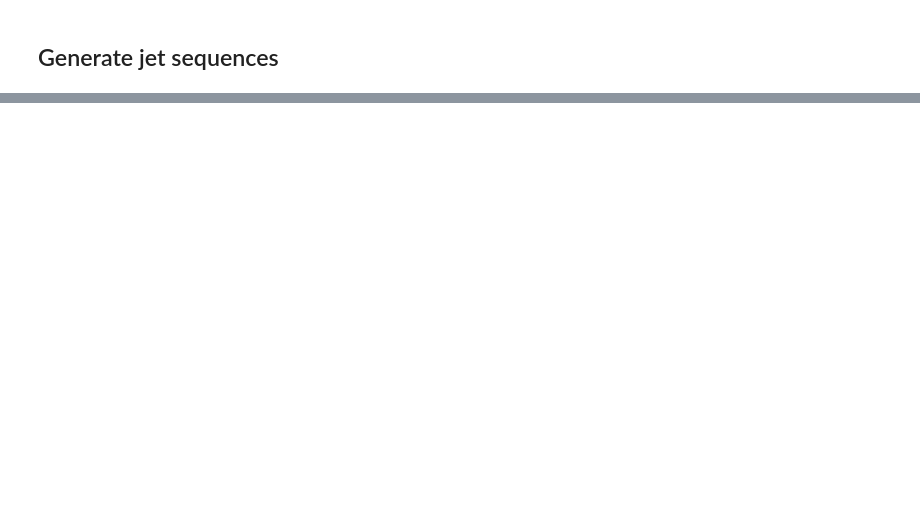
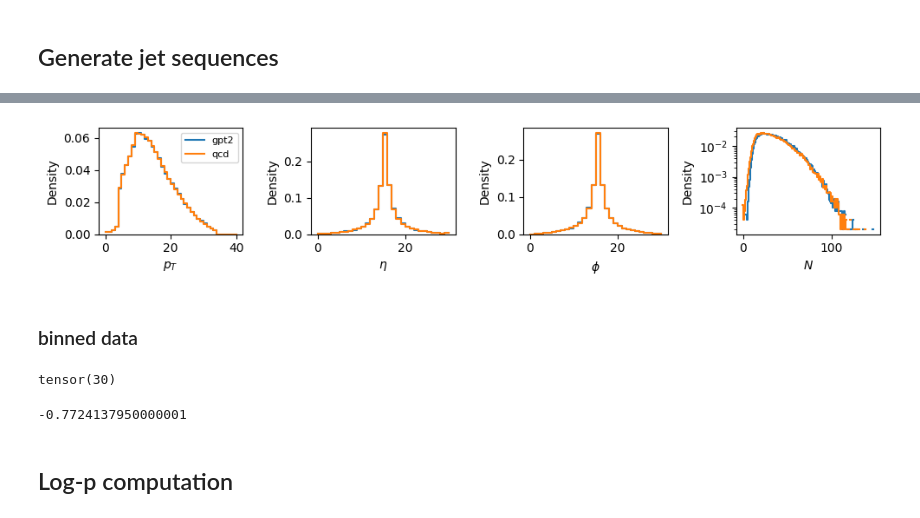
Before and after one commit to dfaroughy/SyntheticJets, a Jupyter notebook: jetclass_data.ipynb, the cells around one changed output, grey strips where cells are left out. Drawn from its saved outputs; the diff is of its cells as text; code cells hidden in the pictures; blank space fills up the shorter version.

```diff
--- a/jetclass_data.ipynb
+++ b/jetclass_data.ipynb
@@ -170,0 +216,52 @@ plt.show()
+# %%
+import matplotlib.pyplot as plt
+import seaborn as sns
+
+fig, ax = plt.subplots(1, 4, figsize=(10, 2))
+sns.histplot(qcd_gen_bins[...,0][qcd_gen_bins[...,0] >= 0],   bins=np.arange(0,41,1),  fill=False,   label='gpt2', element='step', stat='density', ax=ax[0])
+sns.histplot(qcd_test_bins[...,0][qcd_test_bins[...,0] >= 0],  bins=np.arange(0,41,1),   fill=False, label='qcd', element='step', stat='density', ax=ax[0])
+sns.histplot(qcd_gen_bins[...,1][qcd_gen_bins[...,0] >= 0],   bins=np.arange(0,31,1), fill=False,  label='gpt2', element='step', stat='density', ax=ax[1])
+sns.histplot(qcd_test_bins[...,1][qcd_test_bins[...,0] >= 0],   bins=np.arange(0,31,1), fill=False,  label='test', element='step', stat='density', ax=ax[1])
+sns.histplot(qcd_gen_bins[...,2][qcd_gen_bins[...,0] >= 0], bins=np.arange(0,31,1), fill=False,  label='gpt2', element='step', stat='density', ax=ax[2])
+sns.histplot(qcd_test_bins[...,2][qcd_test_bins[...,0] >= 0],  bins=np.arange(0,31,1), fill=False, label='test', element='step', stat='density', ax=ax[2])
+sns.histplot((qcd_gen_seq != -1).sum(dim=1), discrete=True, bins=np.arange(0,120,1),  fill=False,  label='gpt2', element='step', stat='density', ax=ax[3], log_scale=(False, True))
+sns.histplot((qcd_test_seq != -1).sum(dim=1), discrete=True, bins=np.arange(0,120,1),  fill=False,  label='test', element='step', stat='density', ax=ax[3], log_scale=(False, True))
+
+ax[0].set_xlabel(r'$p_T$')
+ax[1].set_xlabel(r'$\eta$')
+ax[2].set_xlabel(r'$\phi$')
+ax[3].set_xlabel(r'$N$')
+
+ax[0].legend(fontsize=8)
+
+plt.tight_layout()
+plt.show()
+# %% [output]
+[figure, added]
+# %% [markdown]
+### binned data
+# %%
+tops_test_bins[...,1].max()
+# %% [output]
+tensor(30)
+# %%
+def make_continues(jets,bin_tag):
+    pt_bins = np.load("preprocessing_bins/pt_bins_"+str(bin_tag)+".npy")
+    eta_bins = np.load("preprocessing_bins/eta_bins_"+str(bin_tag)+".npy")
+    phi_bins = np.load("preprocessing_bins/phi_bins_"+str(bin_tag)+".npy")
+
+    pt_disc = jets[:, :, 0]
+    mask = pt_disc >= 0
+    eta_disc = jets[:, :, 1]
+    phi_disc = jets[:, :, 2]
+
+    pt_con = pt_disc * (pt_bins[1] - pt_bins[0]) + pt_bins[0]
+    eta_con = eta_disc * (eta_bins[1] - eta_bins[0]) + eta_bins[0]
+    phi_con = phi_disc * (phi_bins[1] - phi_bins[0]) + phi_bins[0]
+
+    continues_jets = np.stack((np.exp(pt_con), eta_con, phi_con), -1)
+    continues_jets[mask] = 0
+
+    return continues_jets
+# %% [output]
+-0.7724137950000001
@@ -170,0 +295,2 @@ plt.show()
+# %% [markdown]
+## Log-p computation
```
Also changed, not shown: parts of 32 cells of this notebook, 4 other files.
